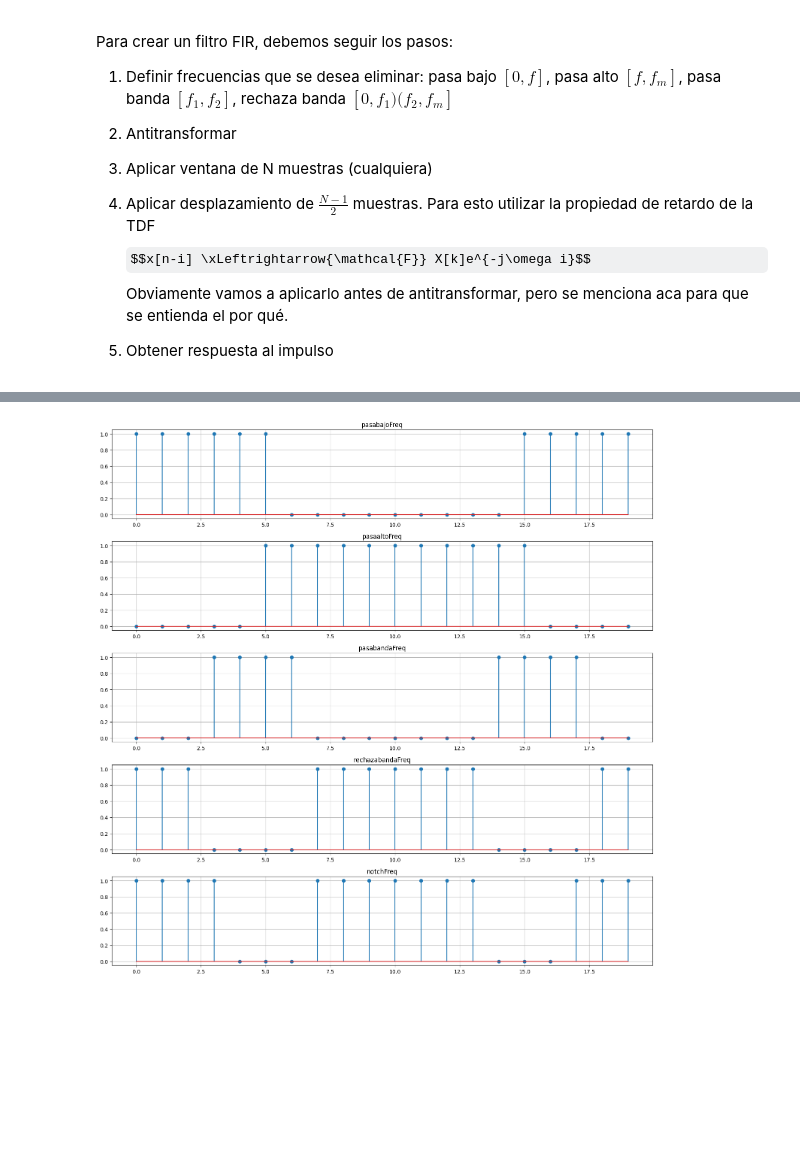
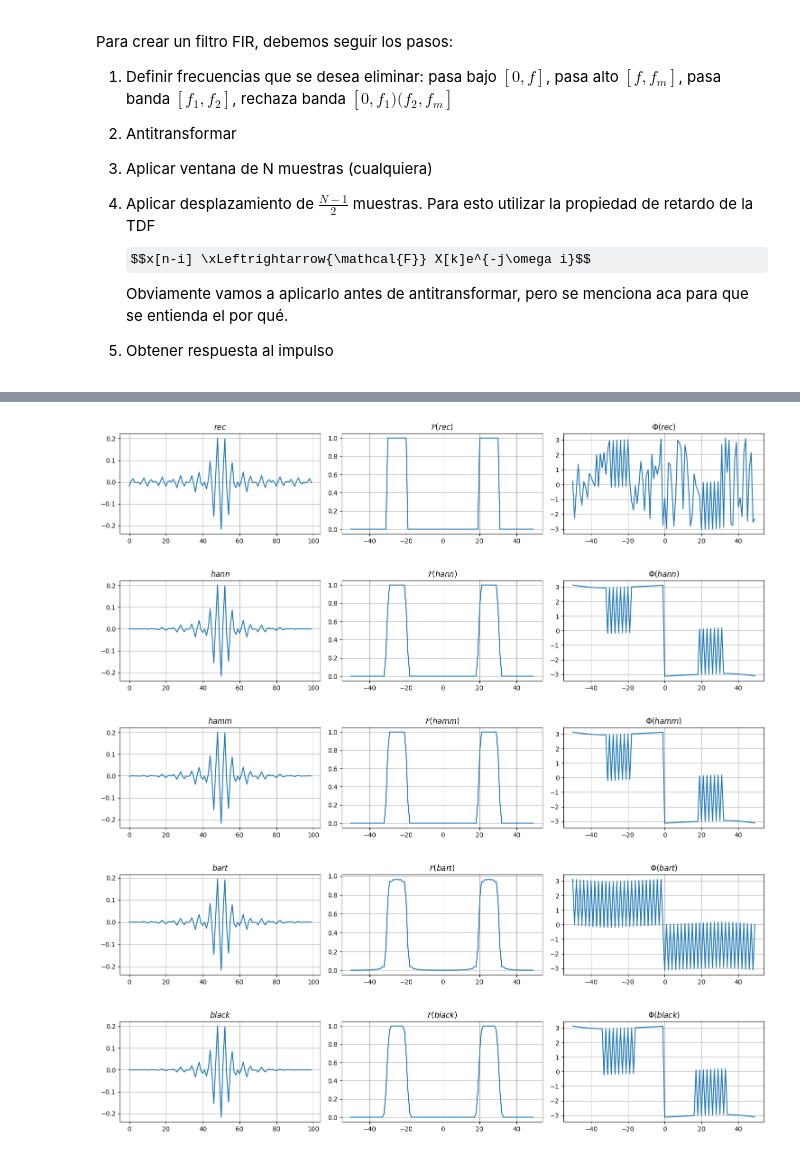
Before and after one commit to francoherg/PDS-2025, a Jupyter notebook: Practica/Guia5/filtros.ipynb, the cells around one changed output, grey strips where cells are left out. Cells and saved outputs as stored; diff of their text form; code cells hidden in the pictures; some formulas as TeX source; blank space fills up the shorter version.

```diff
--- a/Practica/Guia5/filtros.ipynb
+++ b/Practica/Guia5/filtros.ipynb
@@ -546,22 +178,18 @@ fig.tight_layout()
-# %%
-fig, ax = plt.subplots(5)
-fig.set_figheight(15)
-fig.set_figwidth(15)
-
-for axi in ax:
-    axi.grid()
-
-ax[0].set_title('pasabajoFreq')
-ax[0].stem(pasabajoFreq(20,5))
-ax[1].set_title('pasaaltoFreq')
-ax[1].stem(pasaaltoFreq(20,5))
-ax[2].set_title('pasabandaFreq')
-ax[2].stem(pasabandaFreq(20,3,6))
-ax[3].set_title('rechazabandaFreq')
-ax[3].stem(rechazabandaFreq(20,3,6))
-ax[4].set_title('notchFreq')
-ax[4].stem(notchFreq(20,5))
-
-fig.tight_layout()
-# %% [output]
-[figure, removed]
+# %%
+hrectangular = FIRRechazaBanda(bandaMin,bandaMax,longitud,rectangular)
+hhann = FIRRechazaBanda(bandaMin,bandaMax,longitud,hann)
+hhamming = FIRRechazaBanda(bandaMin,bandaMax,longitud,hamming)
+hbartlett = FIRRechazaBanda(bandaMin,bandaMax,longitud,bartlett)
+hblackman = FIRRechazaBanda(bandaMin,bandaMax,longitud,blackman)
+
+testFiltro(hrectangular,'rec')
+testFiltro(hhann,'hann')
+testFiltro(hhamming,'hamm')
+testFiltro(hbartlett,'bart')
+testFiltro(hblackman,'black')
+# %% [output]
+[figure, added]
+[figure, added]
+[figure, added]
+[figure, added]
+[figure, added]
```
Also changed, not shown: parts of 14 cells of this notebook, 5 other files.
